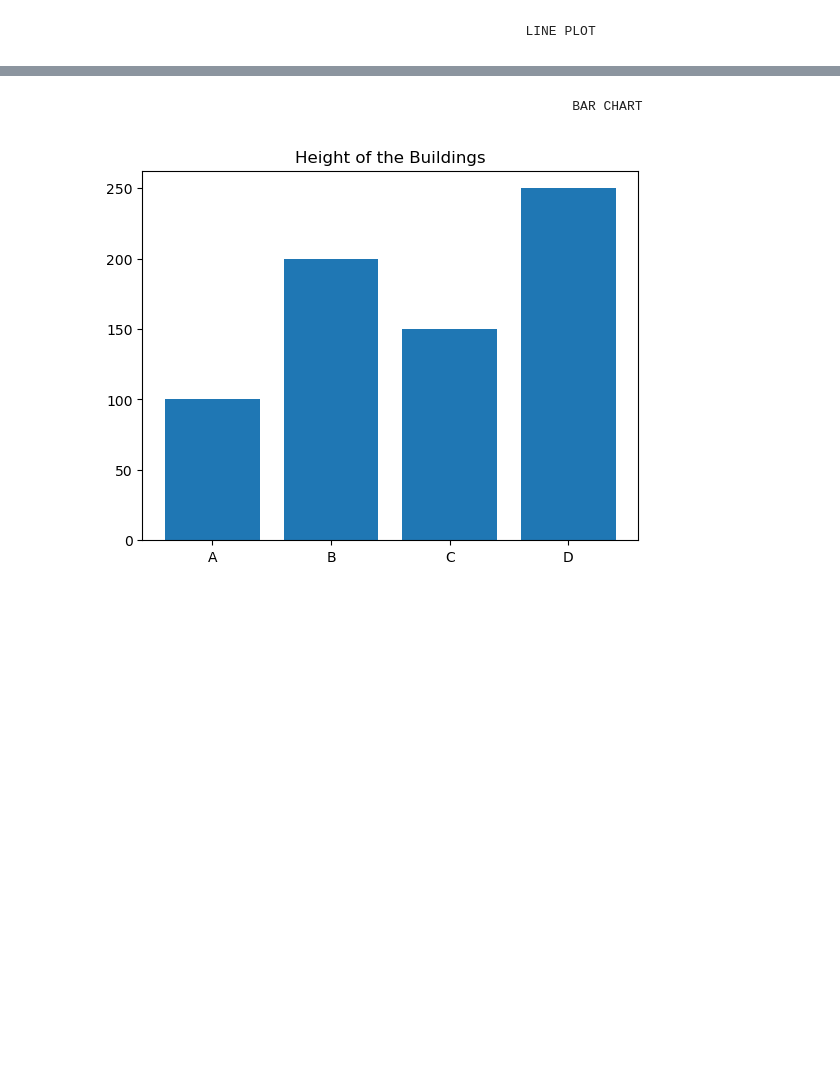
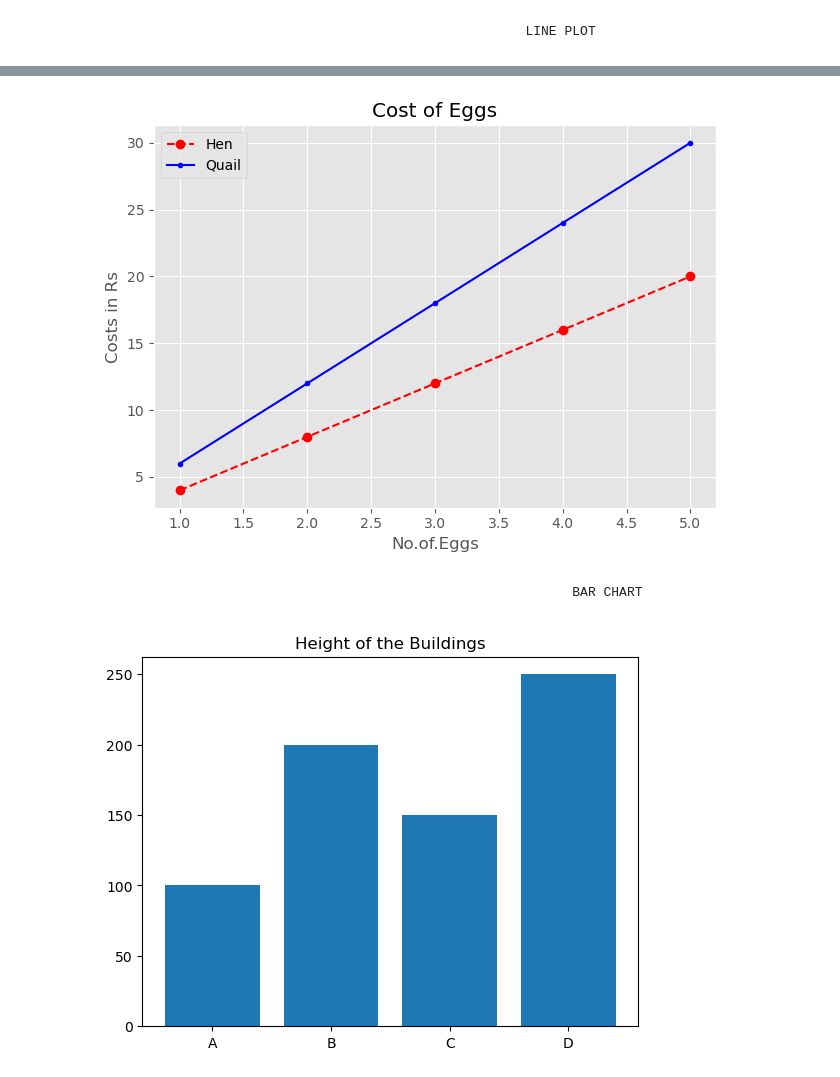
Before and after one commit to Suruthi-Keerthika/Projects, a Jupyter notebook: Mat.ipynb, the cells around one changed output, grey strips where cells are left out. Drawn from its saved outputs; the diff is of its cells as text; code cells hidden in the pictures; blank space fills up the shorter version.

```diff
--- a/Mat.ipynb
+++ b/Mat.ipynb
@@ -14,3 +34,16 @@ plt.show()
+# %%
+plt.style.use('ggplot')
+plt.plot(x,y, label='Hen', color='r', linestyle='--', marker='o')
+plt.plot(x,z, label='Quail', color='b', linestyle='-', marker='.')
+plt.title("Cost of Eggs")
+plt.xlabel("No.of.Eggs")
+plt.ylabel("Costs in Rs")
+plt.legend()
+plt.grid(True)
+plt.tight_layout()
+plt.show()
+# %% [output]
+[figure, added]
 # %% [markdown]
                                                                BAR CHART
 # %%
```
Also changed, not shown: parts of 3 cells of this notebook.
